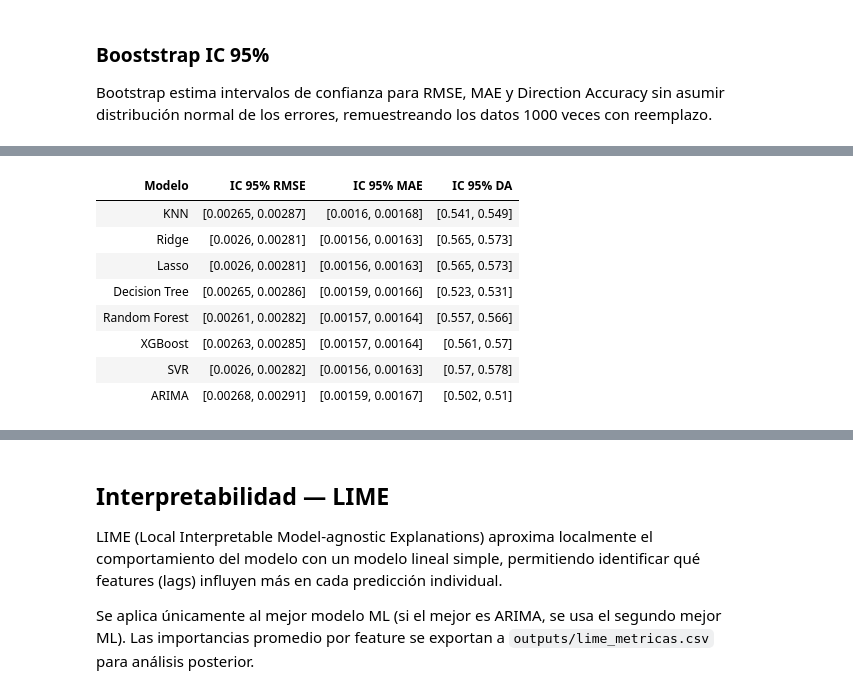
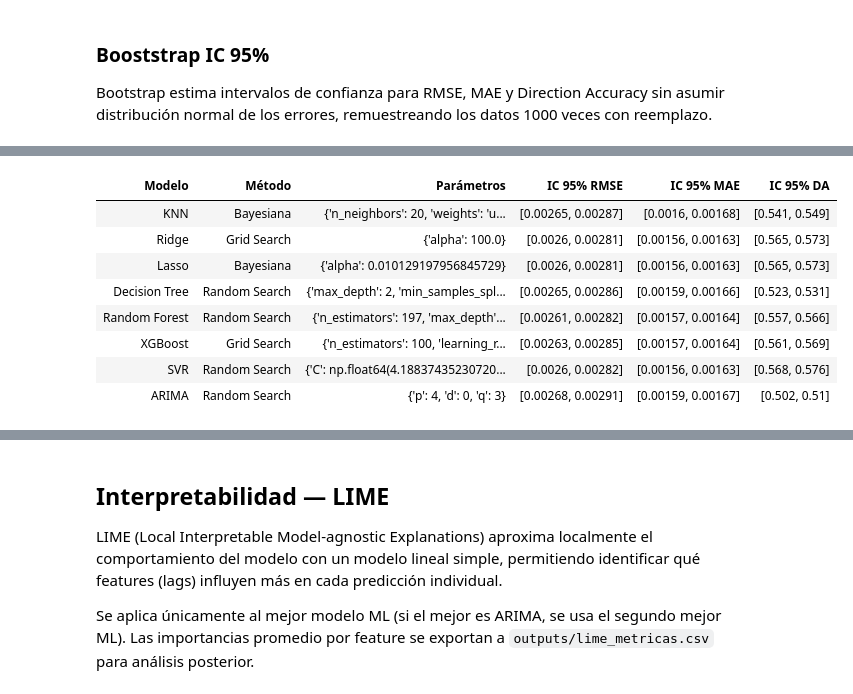
Before and after one commit to T1fff/Proyecto-Investigacion-Bitcoin, a Jupyter notebook: BPP.ipynb, the cells around one changed output, grey strips where cells are left out. Saved outputs shown, nothing was run; the diff lists cells and outputs as text; code cells hidden in the pictures.

```diff
--- a/BPP.ipynb
+++ b/BPP.ipynb
@@ -833,17 +1247,41 @@ Bootstrap estima intervalos de confianza para RMSE, MAE y Direction
 Accuracy sin asumir distribución normal de los errores, remuestreando
 los datos 1000 veces con reemplazo.
 # %%
+
+mejor_por_modelo = {}
+metodo_por_modelo = {}
+
+for nombre in modelos.keys():
+    mejor = min(
+        [('Grid Search',   resultados_grid),
+         ('Random Search', resultados_random),
+         ('Bayesiana',     resultados_optuna),
+         ('Genetico',      resultados_deap)],
+        key=lambda x: x[1][nombre]['rmse']
+    )
+    metodo_por_modelo[nombre]  = mejor[0]
+    mejor_por_modelo[nombre]   = mejor[1][nombre]['params']
+
+# Imprimir resumen
+print('Hiperparámetros seleccionados por modelo:')
+print(f'{"Modelo":15} {"Método":15} {"RMSE":10} {"Parámetros"}')
+print('─' * 80)
+for nombre in modelos.keys():
+    rmse = min(r[nombre]['rmse'] for r in [resultados_grid, resultados_random,
+                                            resultados_optuna, resultados_deap])
+    print(f'{nombre:15} {metodo_por_modelo[nombre]:15} {rmse:.5f}    '
+          f'{mejor_por_modelo[nombre]}')
 
 def bootstrap_ic(real, preds, n_boot=1000, seed=42, block_size=20):
     np.random.seed(seed)
-    n = len(real)
+    n        = len(real)
     n_blocks = int(np.ceil(n / block_size))
     rmses, maes, das = [], [], []
 
     for _ in range(n_boot):
-        block_starts = np.random.randint(0, n - block_size + 1, size=n_blocks)
-        idx = np.concatenate([np.arange(s, min(s + block_size, n))
-                              for s in block_starts])[:n]
+        starts = np.random.randint(0, n - block_size + 1, size=n_blocks)
+        idx    = np.concatenate([np.arange(s, min(s + block_size, n))
+                                 for s in starts])[:n]
         rmses.append(np.sqrt(mean_squared_error(real[idx], preds[idx])))
         maes.append(mean_absolute_error(real[idx], preds[idx]))
         das.append(direction_accuracy(real[idx], preds[idx]))
@@ -851,17 +1289,18 @@ def bootstrap_ic(real, preds, n_boot=1000, seed=42, block_size=20):
     return {
         'RMSE': (round(np.percentile(rmses, 2.5), 5),
                  round(np.percentile(rmses, 97.5), 5)),
-        'MAE' : (round(np.percentile(maes, 2.5), 5),
-                 round(np.percentile(maes, 97.5), 5)),
-        'DA'  : (round(np.percentile(das, 2.5), 3),
-                 round(np.percentile(das, 97.5), 3))
+        'MAE' : (round(np.percentile(maes,  2.5), 5),
+                 round(np.percentile(maes,  97.5), 5)),
+        'DA'  : (round(np.percentile(das,   2.5), 3),
+                 round(np.percentile(das,   97.5), 3))
     }
 
 filas_boot = []
 
 for nombre, ModelClass in modelos.items():
-    params = resultados_optuna[nombre]['params']
-    preds_boot, real_boot = [], []
+    params       = mejor_por_modelo[nombre]
+    preds_boot   = []
+    real_boot    = []
 
     for fold in range(len(X)):
         X_train_raw = X[fold].reshape(X[fold].shape[0], -1)
@@ -882,12 +1321,10 @@ for nombre, ModelClass in modelos.items():
             X_train  = scaler_x.transform(X_train_raw)
             X_test_  = scaler_x.transform(X_test_raw)
             y_train  = scaler_y.transform(y_train_raw).ravel()
-
             try:
                 model = ModelClass(**params, random_state=RANDOM_SEED)
             except Exception:
                 model = ModelClass(**params)
-
             model.fit(X_train, y_train)
             yhat = scaler_y.inverse_transform(
                 model.predict(X_test_).reshape(-1, 1)
@@ -898,22 +1335,26 @@ for nombre, ModelClass in modelos.items():
 
     ic = bootstrap_ic(np.array(real_boot), np.array(preds_boot))
     filas_boot.append({
-        'Modelo'      : nombre,
-        'IC 95% RMSE' : f"[{ic['RMSE'][0]}, {ic['RMSE'][1]}]",
-        'IC 95% MAE'  : f"[{ic['MAE'][0]}, {ic['MAE'][1]}]",
-        'IC 95% DA'   : f"[{ic['DA'][0]}, {ic['DA'][1]}]",
-        'RMSE_lo'     : ic['RMSE'][0],
-        'RMSE_hi'     : ic['RMSE'][1],
-        'MAE_lo'      : ic['MAE'][0],
-        'MAE_hi'      : ic['MAE'][1],
-        'DA_lo'       : ic['DA'][0],
-        'DA_hi'       : ic['DA'][1],
+        'Modelo'         : nombre,
+        'Método'         : metodo_por_modelo[nombre],
+        'Parámetros'     : str(mejor_por_modelo[nombre]),
+        'IC 95% RMSE'    : f"[{ic['RMSE'][0]}, {ic['RMSE'][1]}]",
+        'IC 95% MAE'     : f"[{ic['MAE'][0]}, {ic['MAE'][1]}]",
+        'IC 95% DA'      : f"[{ic['DA'][0]}, {ic['DA'][1]}]",
+        'RMSE_lo'        : ic['RMSE'][0],
+        'RMSE_hi'        : ic['RMSE'][1],
+        'MAE_lo'         : ic['MAE'][0],
+        'MAE_hi'         : ic['MAE'][1],
+        'DA_lo'          : ic['DA'][0],
+        'DA_hi'          : ic['DA'][1],
     })
 
 df_boot = pd.DataFrame(filas_boot)
 
 def highlight_boot(df):
-    return df[['Modelo', 'IC 95% RMSE', 'IC 95% MAE', 'IC 95% DA']].style\
+    cols_display = ['Modelo', 'Método', 'Parámetros',
+                    'IC 95% RMSE', 'IC 95% MAE', 'IC 95% DA']
+    return df[cols_display].style\
         .set_table_styles([
             {'selector': 'thead th',
              'props': [('background-color', '#2c3e50'),
@@ -925,14 +1366,11 @@ def highlight_boot(df):
              'props': [('text-align', 'center'),
                        ('padding', '6px')]},
             {'selector': 'tbody tr:nth-child(even)',
-             'props': [('background-color', "#293138")]},
+             'props': [('background-color', '#293138')]},
         ])\
         .hide(axis='index')
 
-highlight_boot(df_boot)
+display(highlight_boot(df_boot))
 
-csv_boot_path = 'outputs/bootstrap_metricas.csv'
-df_boot.to_csv(csv_boot_path, index=False)
-
-display(highlight_boot(df_boot))
+df_boot.to_csv('outputs/bootstrap_metricas.csv', index=False)
 # %% [output]
@@ -939,9 +1388,9 @@ display(highlight_boot(df_boot))
-| Modelo | IC 95% RMSE | IC 95% MAE | IC 95% DA |
-| KNN | [0.00265, 0.00287] | [0.0016, 0.00168] | [0.541, 0.549] |
-| Ridge | [0.0026, 0.00281] | [0.00156, 0.00163] | [0.565, 0.573] |
-| Lasso | [0.0026, 0.00281] | [0.00156, 0.00163] | [0.565, 0.573] |
-| Decision Tree | [0.00265, 0.00286] | [0.00159, 0.00166] | [0.523, 0.531] |
-| Random Forest | [0.00261, 0.00282] | [0.00157, 0.00164] | [0.557, 0.566] |
-| XGBoost | [0.00263, 0.00285] | [0.00157, 0.00164] | [0.561, 0.57] |
-| SVR | [0.0026, 0.00282] | [0.00156, 0.00163] | [0.57, 0.578] |
-| ARIMA | [0.00268, 0.00291] | [0.00159, 0.00167] | [0.502, 0.51] |
+| Modelo | Método | Parámetros | IC 95% RMSE | IC 95% MAE | IC 95% DA |
+| KNN | Bayesiana | {'n_neighbors': 20, 'weights': 'u... | [0.00265, 0.00287] | [0.0016, 0.00168] | [0.541, 0.549] |
+| Ridge | Grid Search | {'alpha': 100.0} | [0.0026, 0.00281] | [0.00156, 0.00163] | [0.565, 0.573] |
+| Lasso | Bayesiana | {'alpha': 0.010129197956845729} | [0.0026, 0.00281] | [0.00156, 0.00163] | [0.565, 0.573] |
+| Decision Tree | Random Search | {'max_depth': 2, 'min_samples_spl... | [0.00265, 0.00286] | [0.00159, 0.00166] | [0.523, 0.531] |
+| Random Forest | Random Search | {'n_estimators': 197, 'max_depth'... | [0.00261, 0.00282] | [0.00157, 0.00164] | [0.557, 0.566] |
+| XGBoost | Grid Search | {'n_estimators': 100, 'learning_r... | [0.00263, 0.00285] | [0.00157, 0.00164] | [0.561, 0.569] |
+| SVR | Random Search | {'C': np.float64(4.18837435230720... | [0.0026, 0.00282] | [0.00156, 0.00163] | [0.568, 0.576] |
+| ARIMA | Random Search | {'p': 4, 'd': 0, 'q': 3} | [0.00268, 0.00291] | [0.00159, 0.00167] | [0.502, 0.51] |
```
Also changed, not shown: parts of 16 cells of this notebook, 1 other file.
